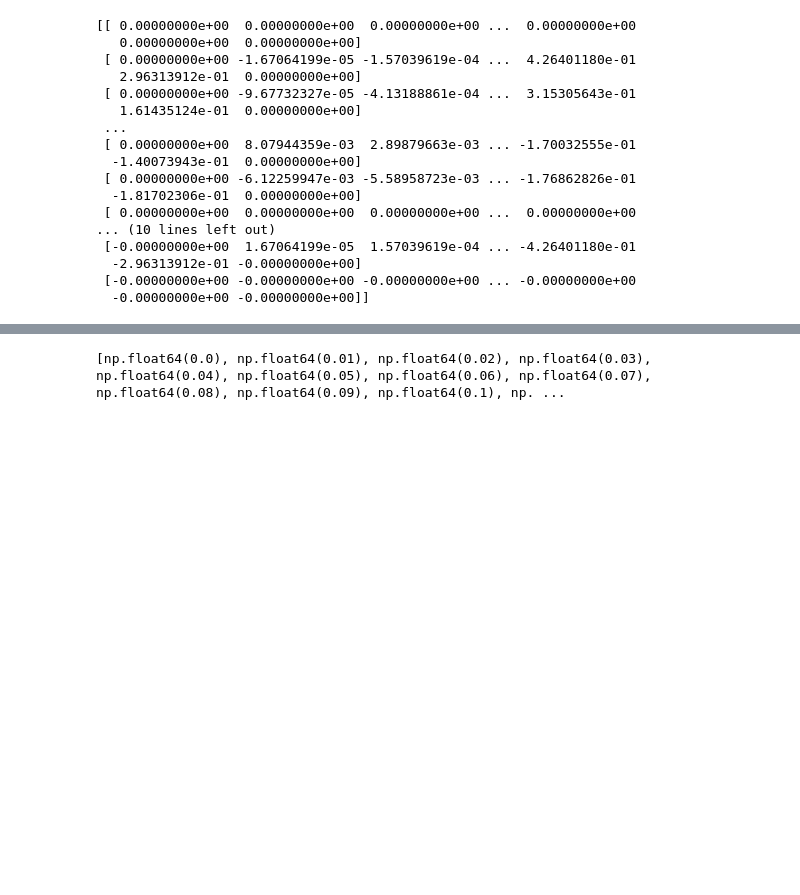
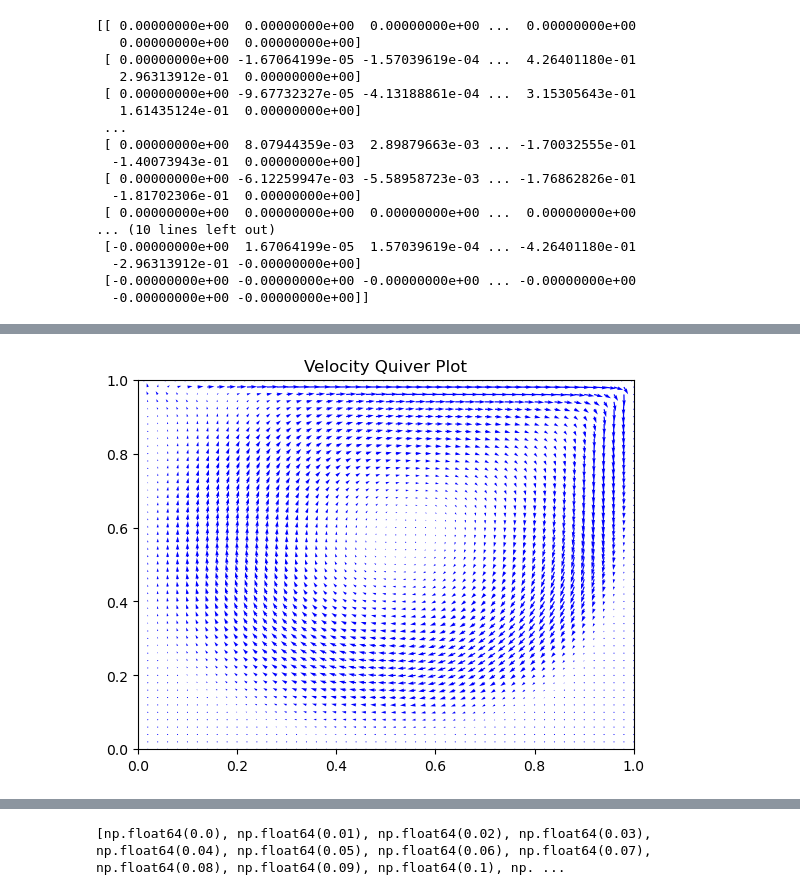
Before and after one commit to roneil44/FlowSim, a Jupyter notebook: analyis.ipynb, the cells around one changed output, grey strips where cells are left out. Drawn from its saved outputs; the diff is of its cells as text; code cells hidden in the pictures; blank space fills up the shorter version.

```diff
--- a/analyis.ipynb
+++ b/analyis.ipynb
@@ -112,3 +113,32 @@ plt.show()
+# %%
+# Plot reduce quiver
+
+order = 2
+
+X_reduced = []
+for i in range(0, len(X), order):
+    X_reduced.append(X[i][::order])
+
+Y_reduced = []
+for i in range(0, len(Y), order):
+    Y_reduced.append(Y[i][::order])
+
+U_reduced = []
+for i in range(0, len(U), order):
+    U_reduced.append(U[i][::order])
+
+V_reduced = []
+for i in range(0, len(V), order):
+    V_reduced.append(V[i][::order])
+
+
+plt.quiver(X_reduced, Y_reduced, U_reduced, V_reduced, color='blue')
+plt.title('Velocity Quiver Plot')
+plt.xlim(0,x_max)
+plt.ylim(0,y_max)
+plt.show()
+# %% [output]
+[figure, added]
 # %%
 # Compute vorticity
 
```
Also changed, not shown: parts of 6 cells of this notebook.
